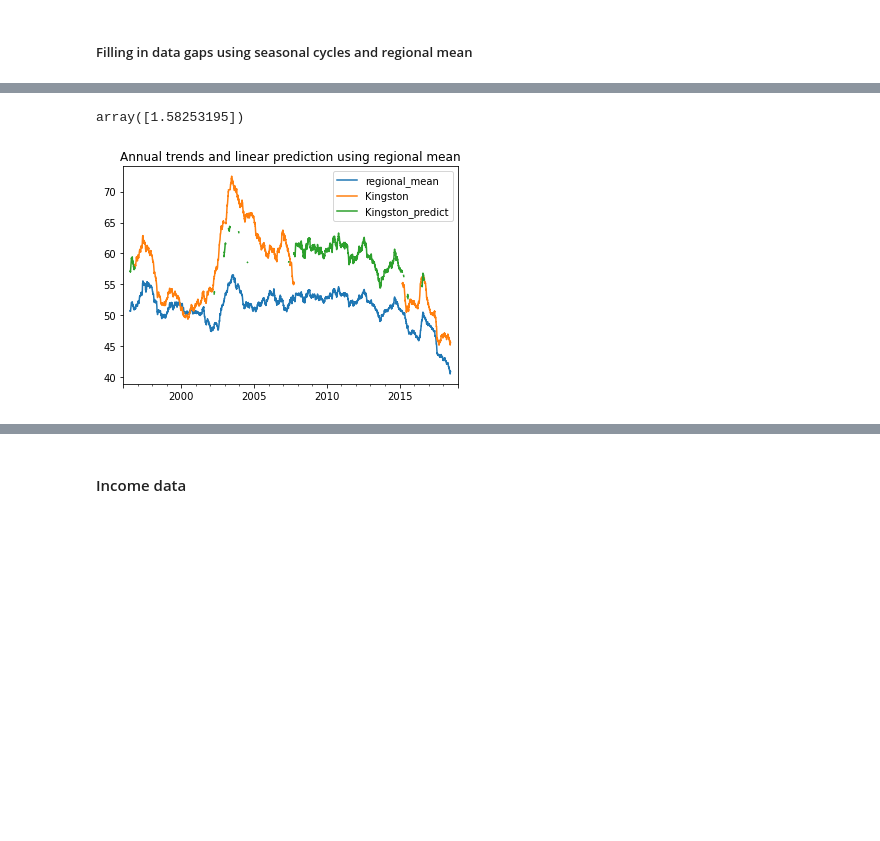
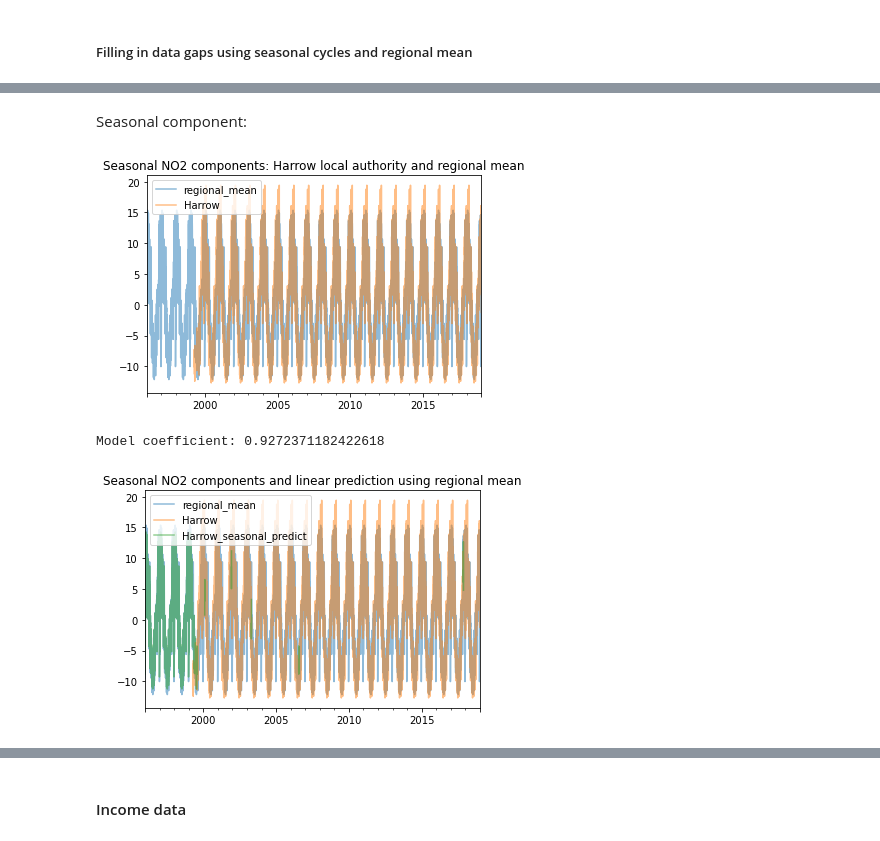
Before and after one commit to michellewl/AQmortality, a Jupyter notebook: mortality_model/borough_regression.ipynb, the cells around one changed output, grey strips where cells are left out. Cells and saved outputs as stored; diff of their text form; code cells hidden in the pictures; blank space fills up the shorter version.

```diff
--- a/mortality_model/borough_regression.ipynb
+++ b/mortality_model/borough_regression.ipynb
@@ -195,8 +151,24 @@ df.plot()
+# %% [markdown]
+Seasonal component:
 # %%
+df = pd.concat([decomp_dict["regional_mean"].seasonal, decomp_dict[local_authority].seasonal], axis=1)
+df.columns = ["regional_mean", local_authority]
+df.plot(alpha=0.5)
+plt.title(f"Seasonal NO2 components: {local_authority} local authority and regional mean")
+plt.show()
 x = df.dropna()["regional_mean"].values.reshape(-1,1)
 y = df.dropna()[local_authority].values
 model = LinearRegression().fit(x, y)
+print("Model coefficient:", model.coef_[0])
+x_predict = df.loc[df[local_authority].isna()].dropna(subset="regional_mean")["regional_mean"].values.reshape(-1,1)
+y_predict = model.predict(x_predict)
+seasonal_df = pd.DataFrame(y_predict, index=df.loc[df[local_authority].isna()].dropna(subset="regional_mean").index,
+                         columns=[f"{local_authority}_seasonal_predict"])
+df = pd.concat([df, seasonal_df], axis=1)
+df.plot(alpha=0.5)
+plt.title("Seasonal NO2 components and linear prediction using regional mean")
+plt.show()
+# %% [output]
+[figure, added]
+Model coefficient: 0.9272371182422618
+[figure, added]
-# %%
-model.coef_
-# %% [output]
-array([1.58253195])
@@ -209,6 +174,0 @@ df = pd.concat([df, predict_df], axis=1)
-# %%
-df.plot()
-plt.title("Annual trends and linear prediction using regional mean")
-plt.show()
-# %% [output]
-[figure, removed]
```
Also changed, not shown: parts of 27 cells of this notebook.
